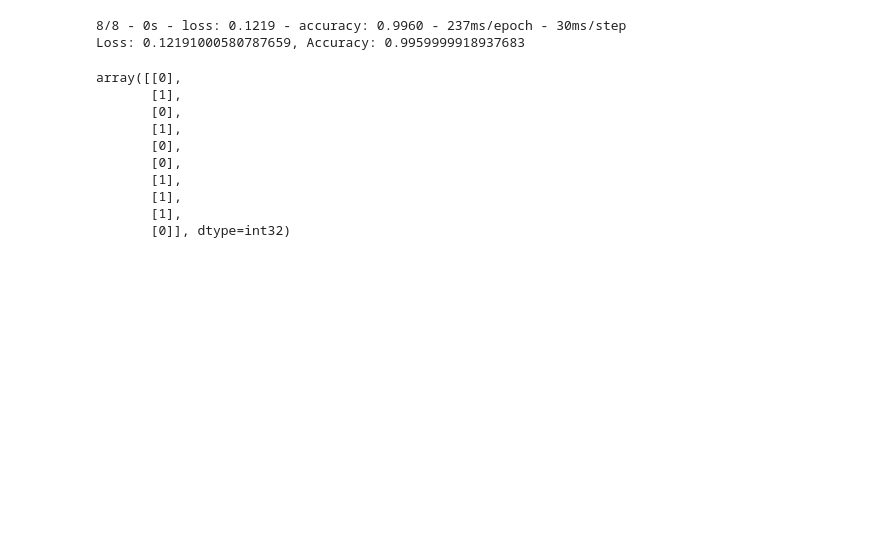
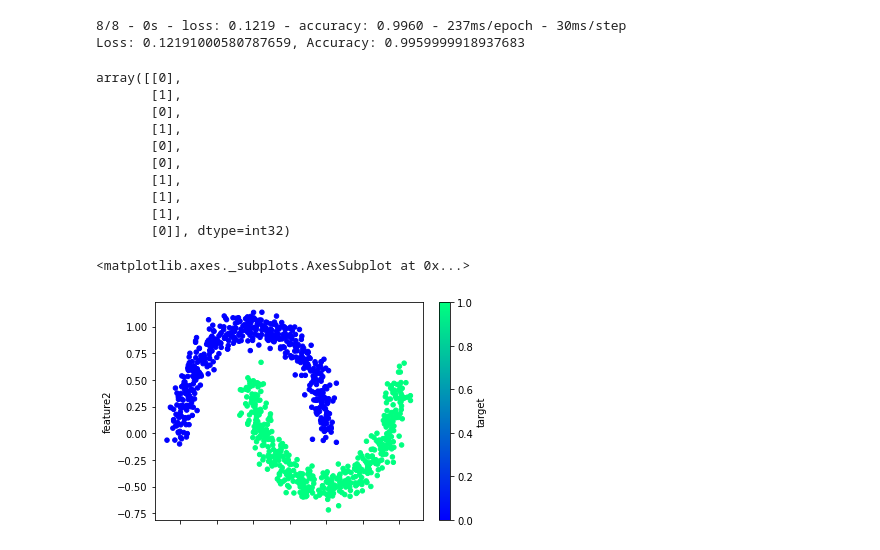
Before and after one commit to shumph10/Neural_Network_Charity_Analysis, a Jupyter notebook: TensorFlow_setup_practice.ipynb, the cells around one changed output. Saved outputs shown, nothing was run; the diff lists cells and outputs as text; code cells hidden in the pictures; blank space fills up the shorter version.

```diff
--- a/TensorFlow_setup_practice.ipynb
+++ b/TensorFlow_setup_practice.ipynb
@@ -138,3 +138,23 @@ array([[0],
        [1],
        [1],
        [0]], dtype=int32)
+# %%
+#test the data with non-linearly seperable data made with scikit-learns make_moons model
+
+#import make_moons
+from sklearn.datasets import make_moons
+
+#create synthetic nonlinear data
+X_moons, y_moons = make_moons(n_samples=1000, noise=0.08, random_state=78)
+
+#transform y_moons to a vertical vector
+y_moons = y_moons.reshape(-1,1)
+
+#create a df to plot the nonlinear syn data
+df_moons = pd.DataFrame(X_moons, columns=['feature1', 'feature2'])
+df_moons['target'] = y_moons
+#plot the nonlinear syn data
+df_moons.plot.scatter(x='feature1', y='feature2', c='target', colormap='winter')
+# %% [output]
+<matplotlib.axes._subplots.AxesSubplot at 0x...>
+[figure, added]
```
Also changed, not shown: parts of 5 cells of this notebook.
